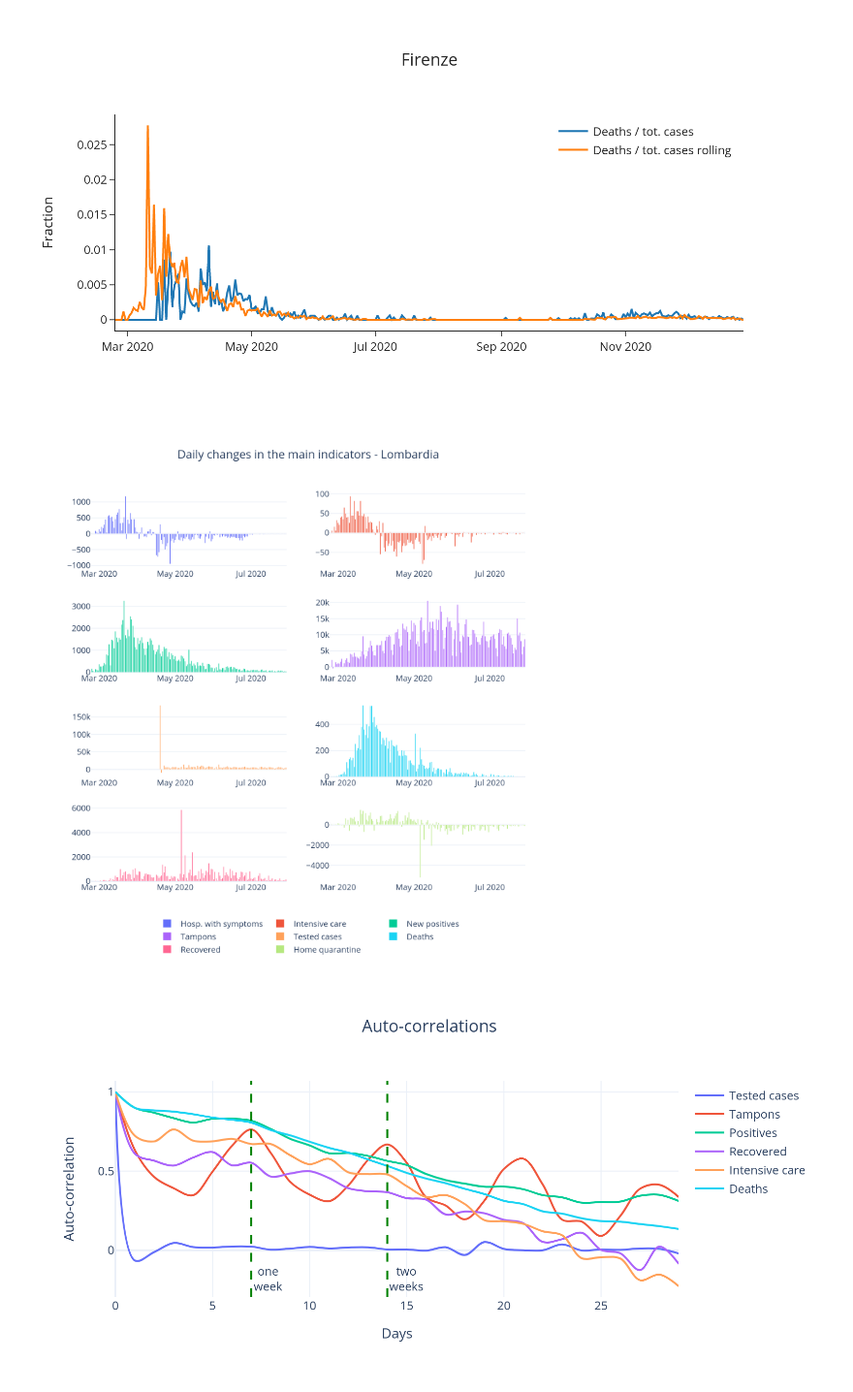
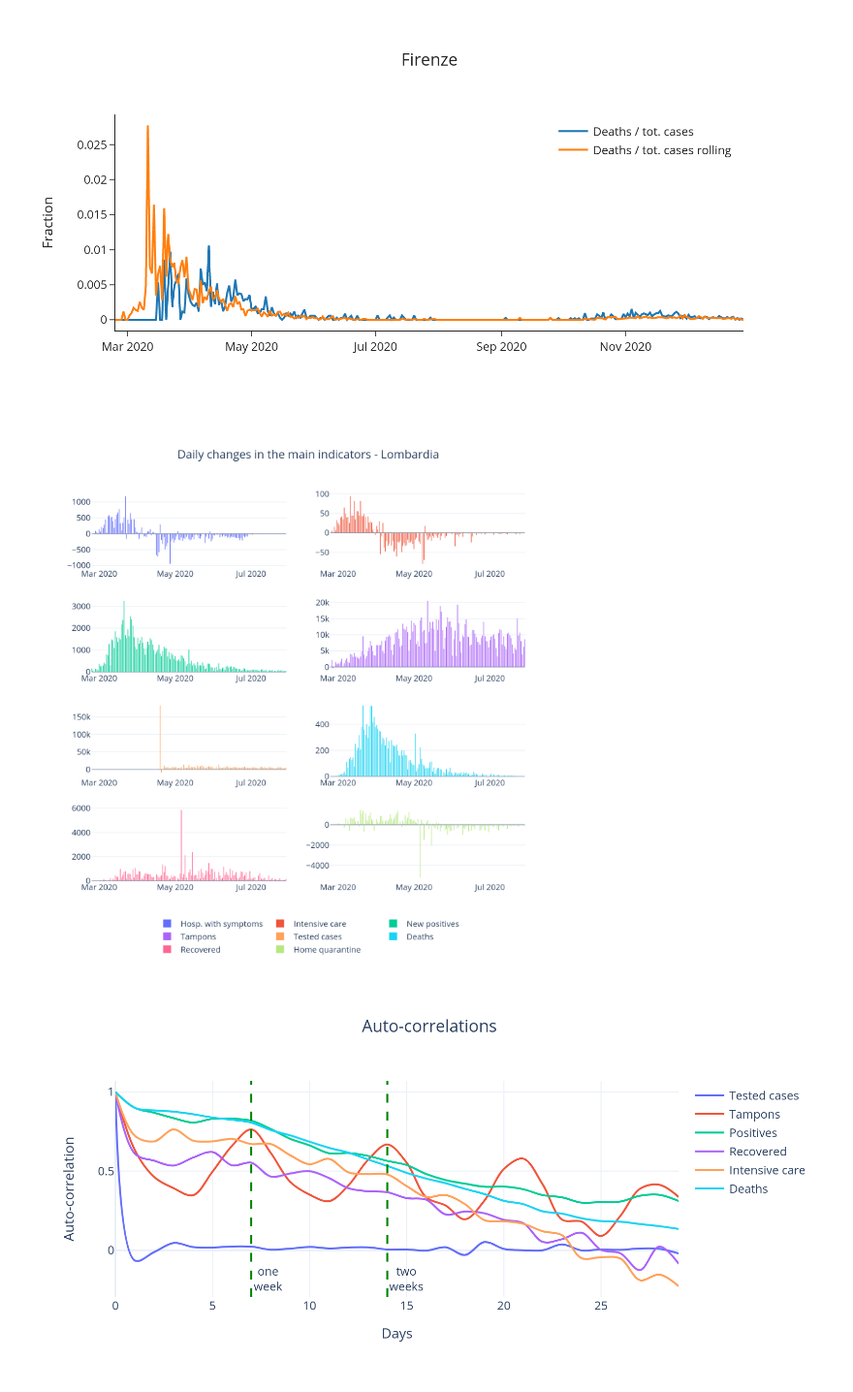
Before and after one commit to nicoloverardo/master-degree-thesis, a Jupyter notebook: notebooks/eda.ipynb, the cells around one changed output. Shown at 97% size. Saved outputs shown, nothing was run; the diff lists cells and outputs as text; code cells hidden in the pictures.

```diff
--- a/notebooks/eda.ipynb
+++ b/notebooks/eda.ipynb
@@ -488,34 +488,44 @@ fig.add_trace(
     row=4, col=2
 )
 
 fig.update_layout(
     height=800,
     width=800,
     title_text='Daily changes in the main indicators - ' + regione,
     template='plotly_white',
     title_x=0.5
 )
 
 fig.update_layout(
     legend=dict(
         orientation="h",
         yanchor="bottom",
         y=-.2,
         xanchor="center",
         x=.5
     )
 )
 
+fig.add_shape(
+        type="line",
+        y0=0, y1=0,
+        x0=dpc_regioni_firstw.iloc[0]['data'],
+        x1=dpc_regioni_firstw.iloc[-1]['data'],
+        line=dict(width=1),
+        row="all", col="all",
+        opacity=0.5
+    )
+
 Image(
     fig.to_image(
         format="png",
         width=800,
         height=800,
         scale=2
     )
 )
 # %% [output]
-[figure, old version]
+[figure, new version]
 # %%
 days = 30
 
```
Also changed, not shown: parts of 1 cell of this notebook.
